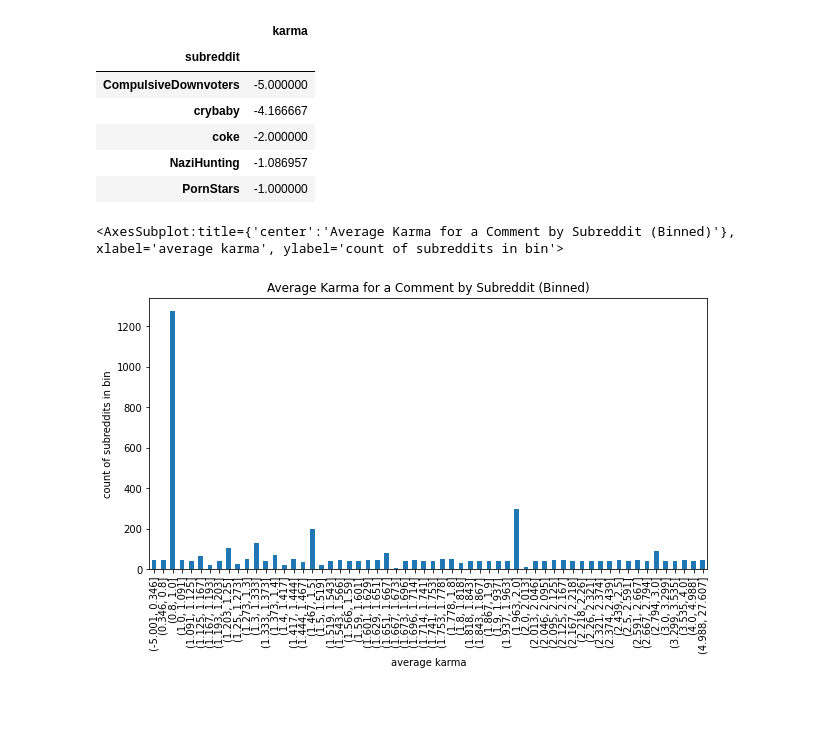
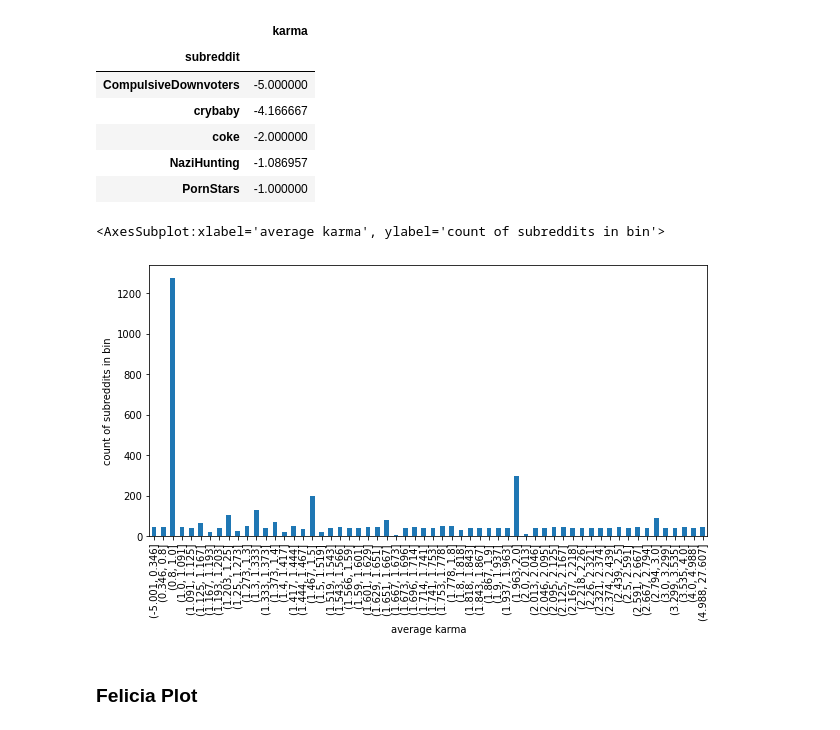
Before and after one commit to scottasut/dsc180b-project, a Jupyter notebook: notebooks/eda.ipynb, the cells around one changed output. Drawn from its saved outputs; the diff is of its cells as text; code cells hidden in the pictures; blank space fills up the shorter version.

```diff
--- a/notebooks/eda.ipynb
+++ b/notebooks/eda.ipynb
@@ -144,7 +148,10 @@ bottom_5_avg_subreddit.set_index('subreddit')
 # %%
 karma_by_subreddit['bin'] = pd.qcut(karma_by_subreddit['karma'], q = 100, duplicates = 'drop')
 subreddit_bins = karma_by_subreddit.groupby('bin')['karma'].count()
-subreddit_bins.plot(kind = 'bar', title = 'Average Karma for a Comment by Subreddit (Binned)', xlabel = 'average karma', ylabel = 'count of subreddits in bin', figsize = (10, 5))
+#  title = 'Average Karma for a Comment by Subreddit (Binned)'
+subreddit_bins.plot(kind = 'bar', xlabel = 'average karma', ylabel = 'count of subreddits in bin', figsize = (10, 5))
 # %% [output]
-<AxesSubplot:title={'center':'Average Karma for a Comment by Subreddit (Binned)'}, xlabel='average karma', ylabel='count of subreddits in bin'>
+<AxesSubplot:xlabel='average karma', ylabel='count of subreddits in bin'>
-[figure, old version]
+[figure, new version]
+# %% [markdown]
+### Felicia Plot
```
Also changed, not shown: parts of 16 cells of this notebook.
